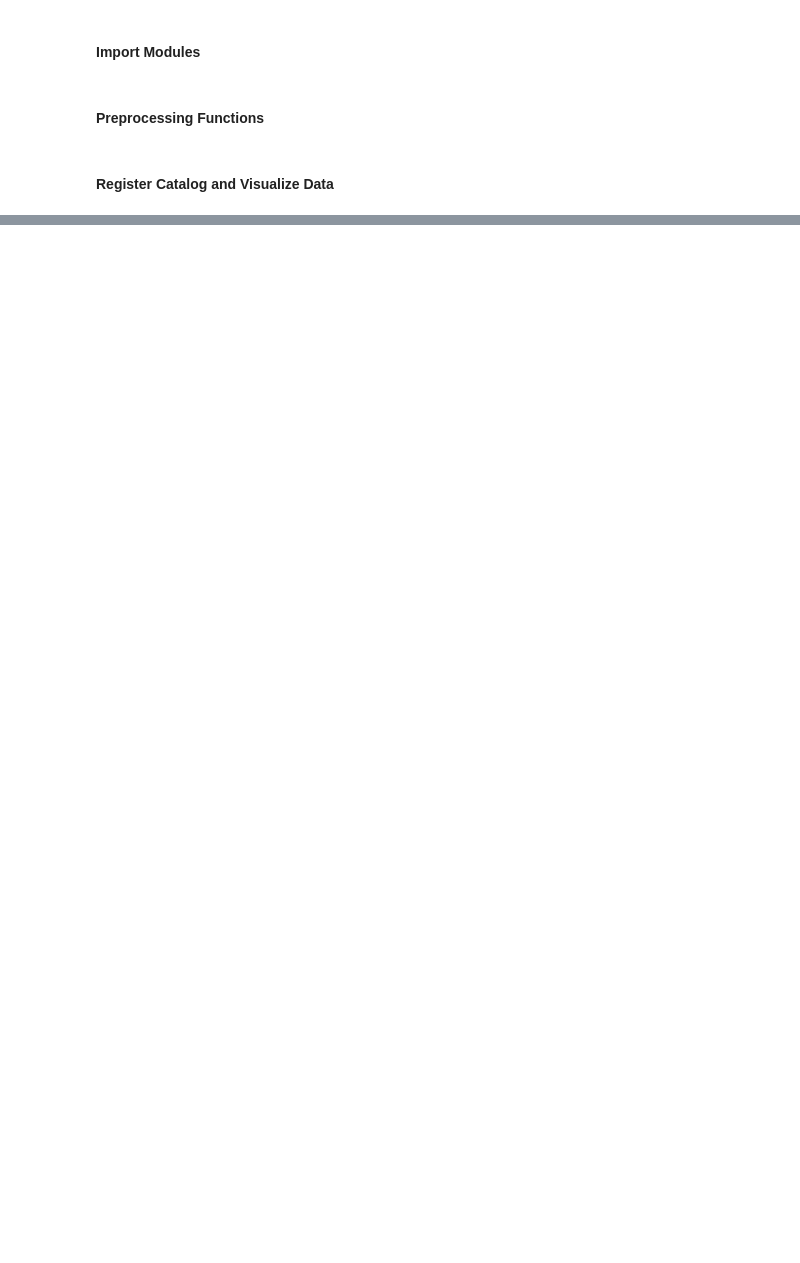
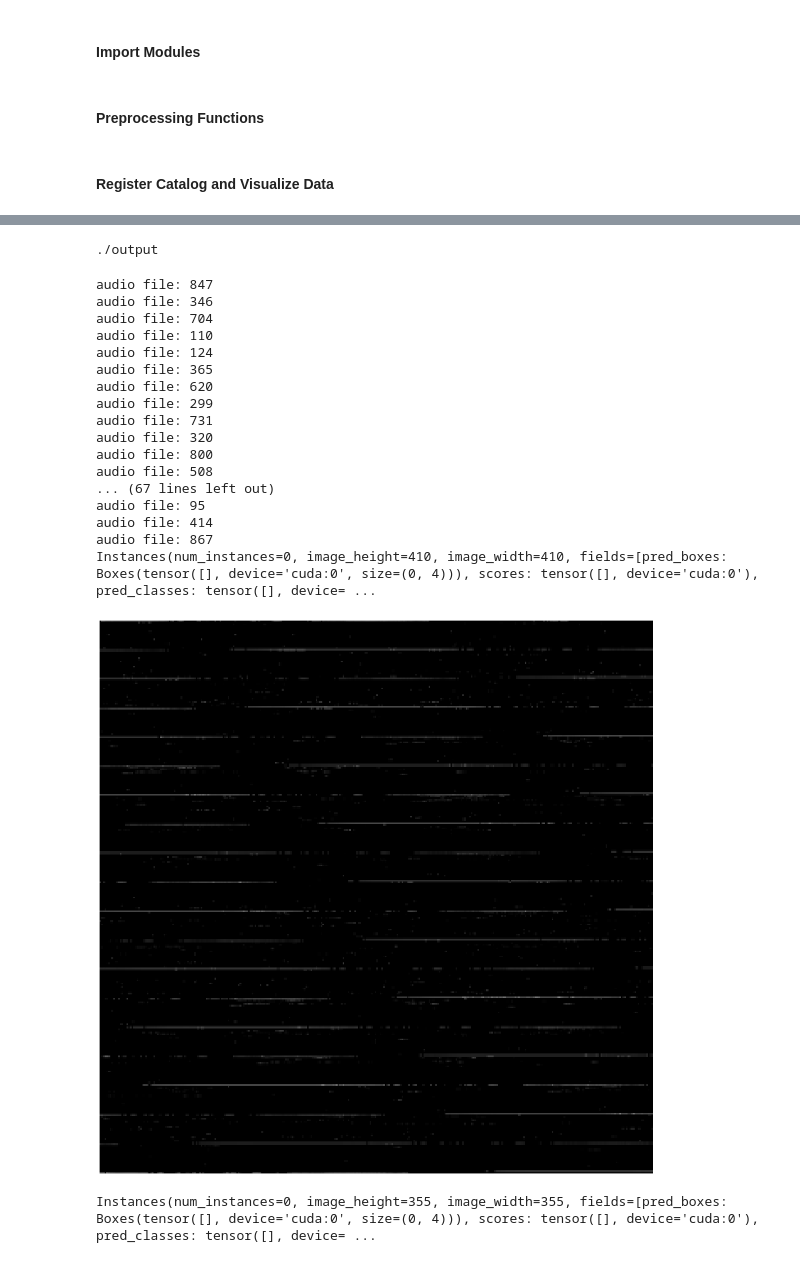
Before and after one commit to chrisuzokwe/audio-segmentation-with-Detectron2, a Jupyter notebook: detectron2_model_test.ipynb, the cells around one changed output, grey strips where cells are left out. Drawn from its saved outputs; the diff is of its cells as text; code cells hidden in the pictures; blank space fills up the shorter version.

```diff
--- a/detectron2_model_test.ipynb
+++ b/detectron2_model_test.ipynb
@@ -245,0 +266,20 @@ print(json.dumps(dataset_dicts[1], indent=2))
+# %%
+from detectron2.engine import DefaultTrainer
+from detectron2.config import get_cfg
+
+cfg = get_cfg()
+cfg.merge_from_file(model_zoo.get_config_file("COCO-InstanceSegmentation/mask_rcnn_R_50_FPN_3x.yaml"))
+cfg.DATASETS.TRAIN = ("salami_2020_img_train",)
+cfg.DATASETS.TEST = ()
+cfg.DATALOADER.NUM_WORKERS = 2
+cfg.MODEL.WEIGHTS = model_zoo.get_checkpoint_url("COCO-InstanceSegmentation/mask_rcnn_R_50_FPN_3x.yaml")  # Let training initialize from model zoo
+cfg.SOLVER.IMS_PER_BATCH = 2
+cfg.SOLVER.BASE_LR = 0.00025  # pick a good LR
+cfg.SOLVER.MAX_ITER = 300    # 300 iterations seems good enough for this toy dataset; you may need to train longer for a practical dataset
+cfg.MODEL.ROI_HEADS.BATCH_SIZE_PER_IMAGE = 128   # faster, and good enough for this toy dataset (default: 512)
+cfg.MODEL.ROI_HEADS.NUM_CLASSES = 3  # only has one class (ballon)
+
+os.makedirs(cfg.OUTPUT_DIR, exist_ok=True)
+trainer = DefaultTrainer(cfg)
+trainer.resume_or_load(resume=False)
+trainer.train()
@@ -245,0 +336,45 @@ print(json.dumps(dataset_dicts[1], indent=2))
+# %%
+cfg.MODEL.WEIGHTS = os.path.join(cfg.OUTPUT_DIR, "model_final.pth")
+cfg.MODEL.ROI_HEADS.SCORE_THRESH_TEST = 0.7   # set the testing threshold for this model
+cfg.DATASETS.TEST = ("salami_2020_img_val", )
+predictor = DefaultPredictor(cfg)
+print(cfg.OUTPUT_DIR)
+# %% [output]
+./output
+# %%
+from detectron2.utils.visualizer import ColorMode
+dataset_dicts = get_audio_dicts(ds_val)
+for d in random.sample(dataset_dicts, 2):
+    im = cv2.imread(d["file_name"])
+    outputs = predictor(im)
+    print(outputs["instances"])
+    v = Visualizer(im[:, :, ::-1],
+                   metadata=audio_metadata,
+                   scale=0.8,
+                   instance_mode=ColorMode.IMAGE_BW   # remove the colors of unsegmented pixels
+    )
+    v = v.draw_instance_predictions(outputs["instances"].to("cpu"))
+    plt.figure(figsize=(20,20))
+    plt.imshow(v.get_image()[:, :, ::-1])
+    plt.axis('off')
+    plt.show()
+# %% [output]
+audio file: 847
+audio file: 346
+audio file: 704
+audio file: 110
+audio file: 124
+audio file: 365
+audio file: 620
+audio file: 299
+audio file: 731
+audio file: 320
+audio file: 800
+audio file: 508
+... (67 lines left out)
+audio file: 95
+audio file: 414
+audio file: 867
+Instances(num_instances=0, image_height=410, image_width=410, fields=[pred_boxes: Boxes(tensor([], device='cuda:0', size=(0, 4))), scores: tensor([], device='cuda:0'), pred_classes: tensor([], device= ...
+[figure, added]
+Instances(num_instances=0, image_height=355, image_width=355, fields=[pred_boxes: Boxes(tensor([], device='cuda:0', size=(0, 4))), scores: tensor([], device='cuda:0'), pred_classes: tensor([], device= ...
```
Also changed, not shown: parts of 17 cells of this notebook.
